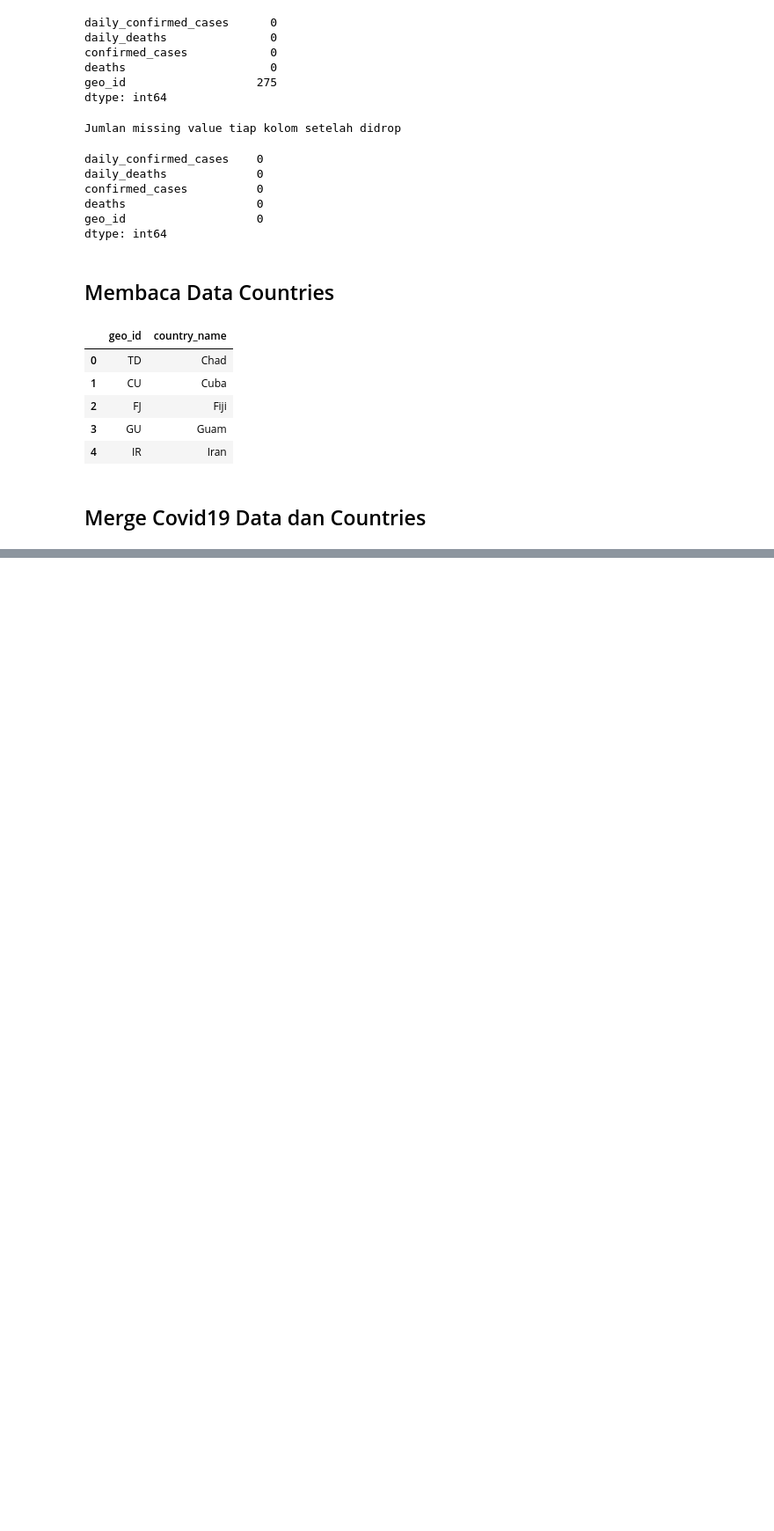
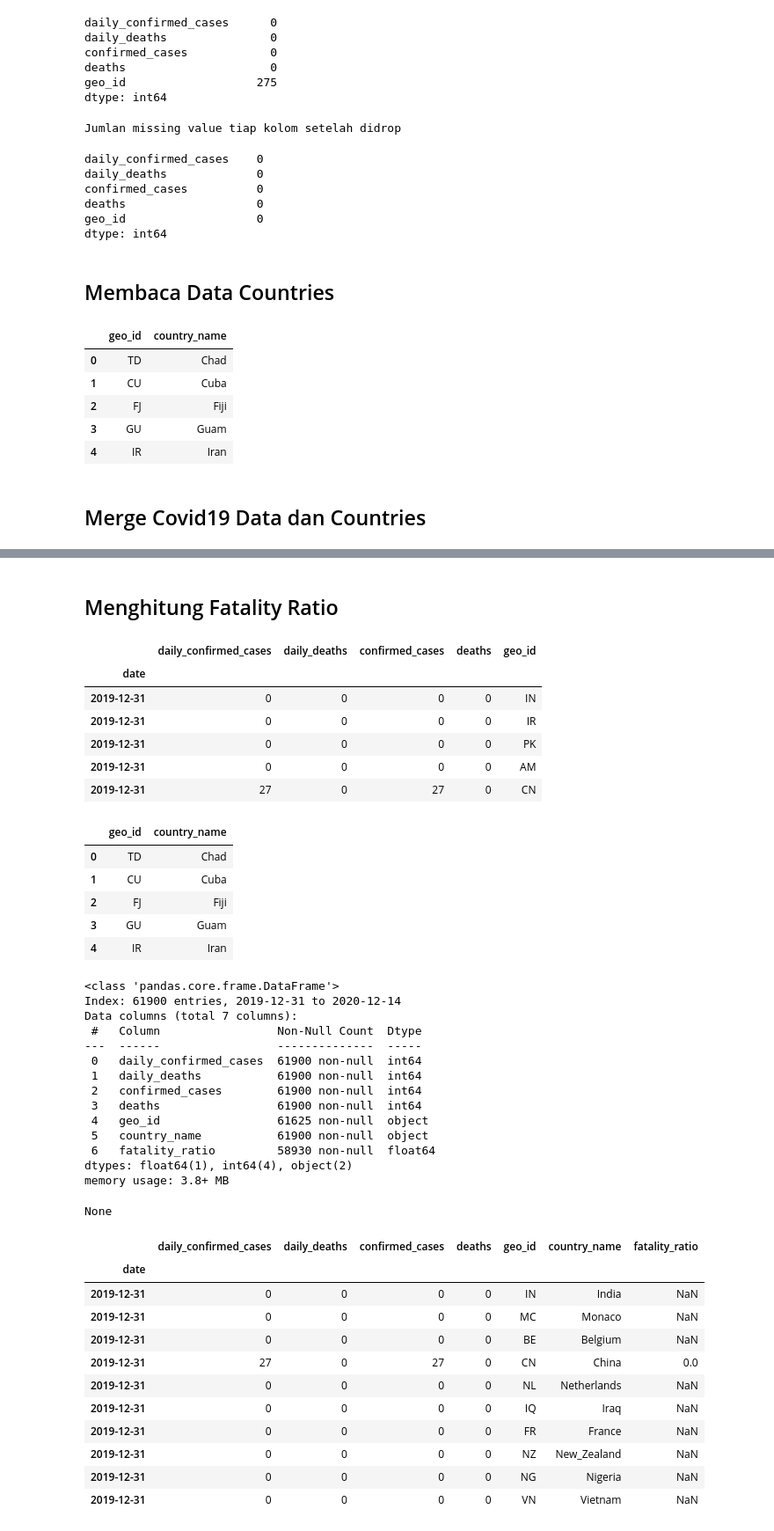
Before and after one commit to UsepSyaikalArifin/Application-File-PT-Bukit-Makmur-Mandiri-Utama-BUMA-, a Jupyter notebook: Kelas Penerapan di Industri/Data Science Project - Analisis Data COVID19 di Dunia & ASEAN/Jupyter Notebook/main.ipynb, the cells around one changed output, grey strips where cells are left out. Shown: that part at 88% size. Cells and saved outputs as stored; diff of their text form; code cells hidden in the pictures; blank space fills up the shorter version.

```diff
--- a/Kelas Penerapan di Industri/Data Science Project - Analisis Data COVID19 di Dunia & ASEAN/Jupyter Notebook/main.ipynb
+++ b/Kelas Penerapan di Industri/Data Science Project - Analisis Data COVID19 di Dunia & ASEAN/Jupyter Notebook/main.ipynb
@@ -121,0 +135,61 @@ df_covid_denormalized = (df_covid_worlwide.reset_index().merge(df_countries, how
+# %% [markdown]
+## Menghitung Fatality Ratio
+# %%
+import numpy as np
+import pandas as pd
+
+df_covid_worlwide = pd.read_csv(r"D:\Usep Syaikal Arifin\Computer Programming\Application File\Application File PT Bukit Makmur Mandiri Utama (BUMA)\Kelas Penerapan di Industri\Data Science Project - Analisis Data COVID19 di Dunia & ASEAN\File Dokumentasi\FIle CSV\covid19_worldwide_2020.csv")
+df_covid_worlwide = df_covid_worlwide.set_index("date").sort_index()
+
+df_countries = pd.read_csv(r"D:\Usep Syaikal Arifin\Computer Programming\Application File\Application File PT Bukit Makmur Mandiri Utama (BUMA)\Kelas Penerapan di Industri\Data Science Project - Analisis Data COVID19 di Dunia & ASEAN\File Dokumentasi\FIle CSV\country_details.csv")
+
+display(df_covid_worlwide.head())
+display(df_countries.head())
+
+
+df_covid_denormalized = (df_covid_worlwide.reset_index().merge(df_countries, how="inner", on="geo_id")).set_index("date").sort_index()
+
+df_covid_denormalized["fatality_ratio"] = (df_covid_denormalized["deaths"]/df_covid_denormalized["confirmed_cases"])
+display(df_covid_denormalized.info())
+display(df_covid_denormalized.head(10))
+# %% [output]
+|  | daily_confirmed_cases | daily_deaths | confirmed_cases | deaths | geo_id |
+| date |  |  |  |  |  |
+| 2019-12-31 | 0 | 0 | 0 | 0 | IN |
+| 2019-12-31 | 0 | 0 | 0 | 0 | IR |
+| 2019-12-31 | 0 | 0 | 0 | 0 | PK |
+| 2019-12-31 | 0 | 0 | 0 | 0 | AM |
+| 2019-12-31 | 27 | 0 | 27 | 0 | CN |
+|  | geo_id | country_name |
+| 0 | TD | Chad |
+| 1 | CU | Cuba |
+| 2 | FJ | Fiji |
+| 3 | GU | Guam |
+| 4 | IR | Iran |
+<class 'pandas.core.frame.DataFrame'>
+Index: 61900 entries, 2019-12-31 to 2020-12-14
+Data columns (total 7 columns):
+ #   Column                 Non-Null Count  Dtype
+---  ------                 --------------  -----
+ 0   daily_confirmed_cases  61900 non-null  int64
+ 1   daily_deaths           61900 non-null  int64
+ 2   confirmed_cases        61900 non-null  int64
+ 3   deaths                 61900 non-null  int64
+ 4   geo_id                 61625 non-null  object
+ 5   country_name           61900 non-null  object
+ 6   fatality_ratio         58930 non-null  float64
+dtypes: float64(1), int64(4), object(2)
+memory usage: 3.8+ MB
+None
+|  | daily_confirmed_cases | daily_deaths | confirmed_cases | deaths | geo_id | country_name | fatality_ratio |
+| date |  |  |  |  |  |  |  |
+| 2019-12-31 | 0 | 0 | 0 | 0 | IN | India | NaN |
+| 2019-12-31 | 0 | 0 | 0 | 0 | MC | Monaco | NaN |
+| 2019-12-31 | 0 | 0 | 0 | 0 | BE | Belgium | NaN |
+| 2019-12-31 | 27 | 0 | 27 | 0 | CN | China | 0.0 |
+| 2019-12-31 | 0 | 0 | 0 | 0 | NL | Netherlands | NaN |
+| 2019-12-31 | 0 | 0 | 0 | 0 | IQ | Iraq | NaN |
+| 2019-12-31 | 0 | 0 | 0 | 0 | FR | France | NaN |
+| 2019-12-31 | 0 | 0 | 0 | 0 | NZ | New_Zealand | NaN |
+| 2019-12-31 | 0 | 0 | 0 | 0 | NG | Nigeria | NaN |
+| 2019-12-31 | 0 | 0 | 0 | 0 | VN | Vietnam | NaN |
```
Also changed, not shown: parts of 7 cells of this notebook.
